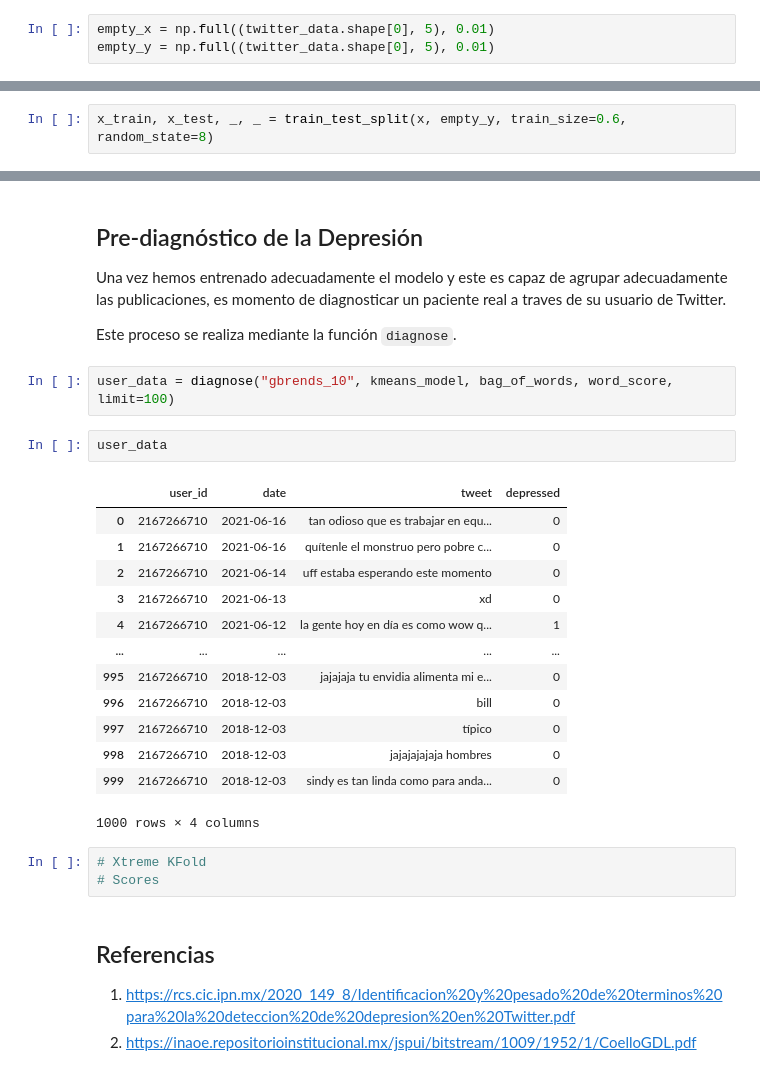
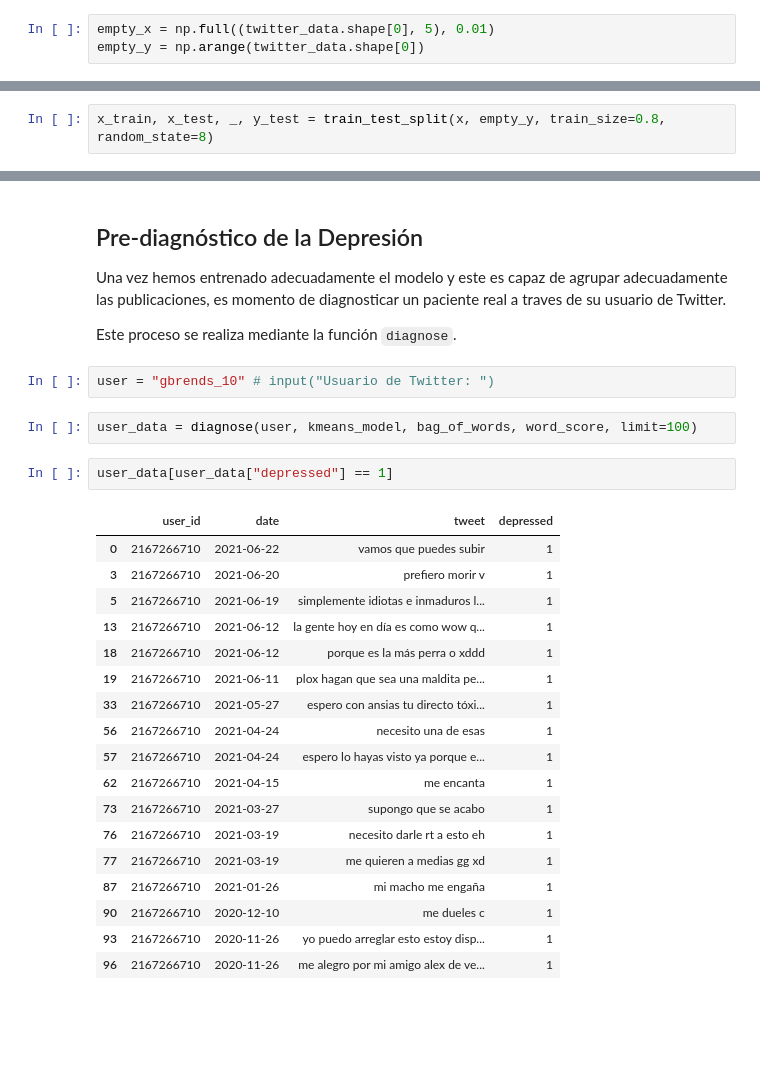
Before and after one commit to restradap001/Depression-in-Mexico, a Jupyter notebook: depression-in-mexico.ipynb, the cells around one changed output, grey strips where cells are left out. Saved outputs shown, nothing was run; the diff lists cells and outputs as text; blank space fills up the shorter version.

```diff
--- a/depression-in-mexico.ipynb
+++ b/depression-in-mexico.ipynb
@@ -462,6 +442,6 @@ Este proceso se realiza mediante las funciones <code>full</code> de la librería
 # %%
 empty_x = np.full((twitter_data.shape[0], 5), 0.01)
-empty_y = np.full((twitter_data.shape[0], 5), 0.01)
+empty_y = np.arange(twitter_data.shape[0])
 # %% [markdown]
 Despues, realizamos el conteo del puntaje de cada categoria de palabras depresivas que contiene cada cadena de texto.
 
@@ -477,5 +457,5 @@ Este proceso se realiza mediante la función <code>train_test_split</code> de la
 # %%
-x_train, x_test, _, _ = train_test_split(x, empty_y, train_size=0.6, random_state=8)
+x_train, x_test, _, y_test = train_test_split(x, empty_y, train_size=0.8, random_state=8)
 # %% [markdown]
 ### Entrenamiento
 
@@ -508,29 +505,28 @@ px.scatter_3d(test_data, x="verbs", y="feelings", z="bad_words", color="depresse
 Una vez hemos entrenado adecuadamente el modelo y este es capaz de agrupar adecuadamente las publicaciones, es momento de diagnosticar un paciente real a traves de su usuario de Twitter.
 
 Este proceso se realiza mediante la función <code>diagnose</code>.
+# %%
+user = "gbrends_10" # input("Usuario de Twitter: ")
 # %%
-user_data = diagnose("gbrends_10", kmeans_model, bag_of_words, word_score, limit=100)
+user_data = diagnose(user, kmeans_model, bag_of_words, word_score, limit=100)
-# %%
-user_data
-# %% [output]
-|  | user_id | date | tweet | depressed |
-| 0 | 2167266710 | 2021-06-16 | tan odioso que es trabajar en equ... | 0 |
-| 1 | 2167266710 | 2021-06-16 | quítenle el monstruo pero pobre c... | 0 |
-| 2 | 2167266710 | 2021-06-14 | uff estaba esperando este momento | 0 |
-| 3 | 2167266710 | 2021-06-13 | xd | 0 |
-| 4 | 2167266710 | 2021-06-12 | la gente hoy en día es como wow q... | 1 |
-| ... | ... | ... | ... | ... |
-| 995 | 2167266710 | 2018-12-03 | jajajaja tu envidia alimenta mi e... | 0 |
-| 996 | 2167266710 | 2018-12-03 | bill | 0 |
-| 997 | 2167266710 | 2018-12-03 | típico | 0 |
-| 998 | 2167266710 | 2018-12-03 | jajajajajaja hombres | 0 |
-| 999 | 2167266710 | 2018-12-03 | sindy es tan linda como para anda... | 0 |
-1000 rows × 4 columns
-# %%
-# Xtreme KFold
-# Scores
-# %% [markdown]
-## Referencias
-
-1. https://rcs.cic.ipn.mx/2020_149_8/Identificacion%20y%20pesado%20de%20terminos%20para%20la%20deteccion%20de%20depresion%20en%20Twitter.pdf
-2. https://inaoe.repositorioinstitucional.mx/jspui/bitstream/1009/1952/1/CoelloGDL.pdf
+# %%
+user_data[user_data["depressed"] == 1]
+# %% [output]
+|  | user_id | date | tweet | depressed |
+| 0 | 2167266710 | 2021-06-22 | vamos que puedes subir | 1 |
+| 3 | 2167266710 | 2021-06-20 | prefiero morir v | 1 |
+| 5 | 2167266710 | 2021-06-19 | simplemente idiotas e inmaduros l... | 1 |
+| 13 | 2167266710 | 2021-06-12 | la gente hoy en día es como wow q... | 1 |
+| 18 | 2167266710 | 2021-06-12 | porque es la más perra o xddd | 1 |
+| 19 | 2167266710 | 2021-06-11 | plox hagan que sea una maldita pe... | 1 |
+| 33 | 2167266710 | 2021-05-27 | espero con ansias tu directo tóxi... | 1 |
+| 56 | 2167266710 | 2021-04-24 | necesito una de esas | 1 |
+| 57 | 2167266710 | 2021-04-24 | espero lo hayas visto ya porque e... | 1 |
+| 62 | 2167266710 | 2021-04-15 | me encanta | 1 |
+| 73 | 2167266710 | 2021-03-27 | supongo que se acabo | 1 |
+| 76 | 2167266710 | 2021-03-19 | necesito darle rt a esto eh | 1 |
+| 77 | 2167266710 | 2021-03-19 | me quieren a medias gg xd | 1 |
+| 87 | 2167266710 | 2021-01-26 | mi macho me engaña | 1 |
+| 90 | 2167266710 | 2020-12-10 | me dueles c | 1 |
+| 93 | 2167266710 | 2020-11-26 | yo puedo arreglar esto estoy disp... | 1 |
+| 96 | 2167266710 | 2020-11-26 | me alegro por mi amigo alex de ve... | 1 |
```
Also changed, not shown: parts of 25 cells of this notebook, 2 other files.
